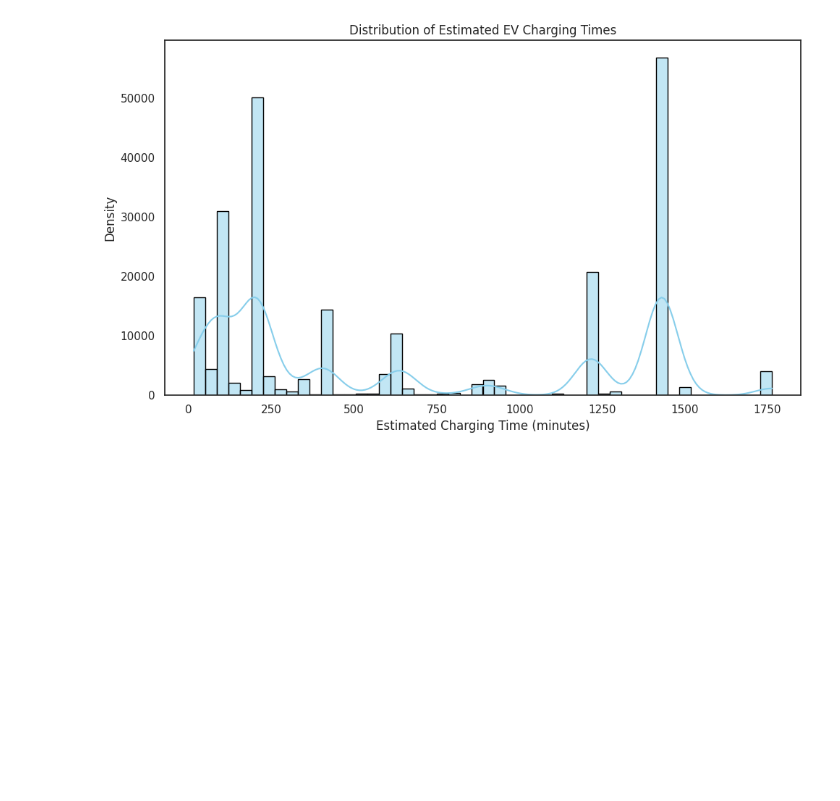
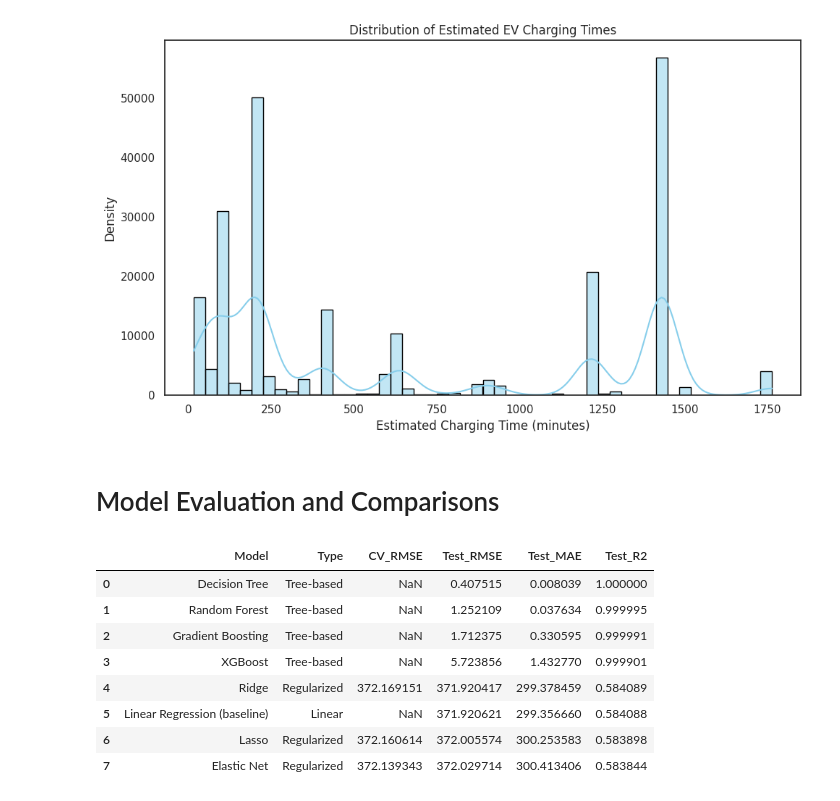
Before and after one commit to amurji22/DS3000_Final_Project, a Jupyter notebook: Final_Project_3000.ipynb, the cells around one changed output. Cells and saved outputs as stored; diff of their text form; code cells hidden in the pictures; blank space fills up the shorter version.

```diff
--- a/Final_Project_3000.ipynb
+++ b/Final_Project_3000.ipynb
@@ -961,3 +961,44 @@ plt.tight_layout()
 plt.show()
 # %% [output]
 [figure]
+# %% [markdown]
+# Model Evaluation and Comparisons
+# %%
+# columns for the final comparison table
+cols = ["Model", "Type", "CV_RMSE", "Test_RMSE", "Test_MAE", "Test_R2"]
+
+# linear and regularized models
+rows = [
+    ["Linear Regression (baseline)", "Linear", np.nan, baseline_results["Test RMSE"], baseline_results["Test MAE"], baseline_results["R2"]],
+    ["Ridge", "Regularized", ridge_rmse, ridge_rmse_test, ridge_mae_test, ridge_r2_test],
+    ["Lasso", "Regularized", lasso_rmse, lasso_rmse_test, lasso_mae_test, lasso_r2_test],
+    ["Elastic Net", "Regularized", elastic_cv_rmse, elastic_rmse_test, elastic_mae_test, elastic_r2_test],
+]
+
+# append tree based models from results_df_new
+for _, r in results_df_new.iterrows():
+    rows.append([
+        r["model"],
+        "Tree-based",
+        np.nan,
+        r["RMSE_test"],
+        r["MAE_test"],
+        r["R2_test"],
+    ])
+
+# build dataframe from rows, sort by Test_RMSE (best model first), and reset index
+all_results_df = pd.DataFrame(rows, columns=cols)
+all_results_df = all_results_df.sort_values("Test_RMSE").reset_index(drop=True)
+
+# display final comparison table
+display(all_results_df)
+# %% [output]
+|  | Model | Type | CV_RMSE | Test_RMSE | Test_MAE | Test_R2 |
+| 0 | Decision Tree | Tree-based | NaN | 0.407515 | 0.008039 | 1.000000 |
+| 1 | Random Forest | Tree-based | NaN | 1.252109 | 0.037634 | 0.999995 |
+| 2 | Gradient Boosting | Tree-based | NaN | 1.712375 | 0.330595 | 0.999991 |
+| 3 | XGBoost | Tree-based | NaN | 5.723856 | 1.432770 | 0.999901 |
+| 4 | Ridge | Regularized | 372.169151 | 371.920417 | 299.378459 | 0.584089 |
+| 5 | Linear Regression (baseline) | Linear | NaN | 371.920621 | 299.356660 | 0.584088 |
+| 6 | Lasso | Regularized | 372.160614 | 372.005574 | 300.253583 | 0.583898 |
+| 7 | Elastic Net | Regularized | 372.139343 | 372.029714 | 300.413406 | 0.583844 |
```
Also changed, not shown: parts of 8 cells of this notebook.
